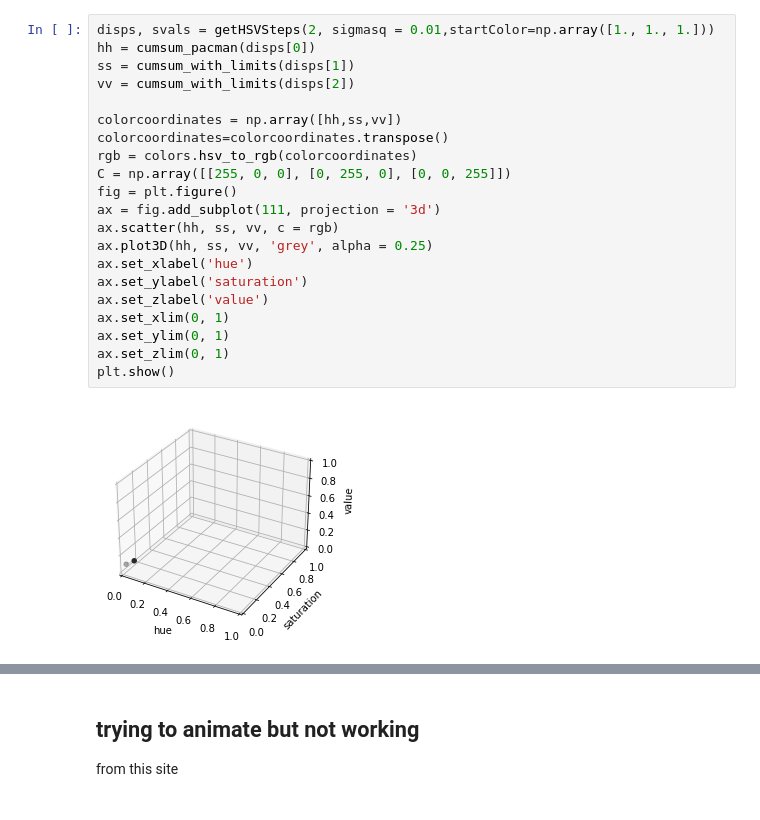
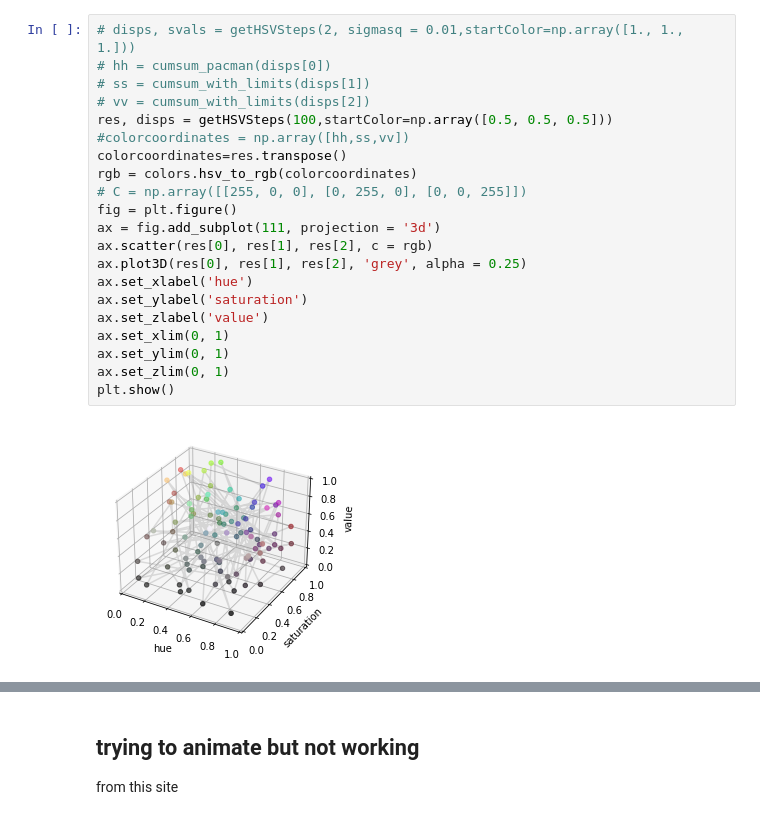
Before and after one commit to michaelalfaro/colordiffuser, a Jupyter notebook: color_diffuser.ipynb, the cells around one changed output, grey strips where cells are left out. Drawn from its saved outputs; the diff is of its cells as text.

Commit message:
fixed 2d and 3d plotting options

```diff
--- a/color_diffuser.ipynb
+++ b/color_diffuser.ipynb
@@ -204,23 +136,23 @@ def getHSVSteps(steps, sigmasq=1, reps=1, startColor = None):
 # %%
-disps, svals = getHSVSteps(2, sigmasq = 0.01,startColor=np.array([1., 1., 1.]))
-hh = cumsum_pacman(disps[0])
-ss = cumsum_with_limits(disps[1])
-vv = cumsum_with_limits(disps[2])
-
-colorcoordinates = np.array([hh,ss,vv])
-colorcoordinates=colorcoordinates.transpose()
+# disps, svals = getHSVSteps(2, sigmasq = 0.01,startColor=np.array([1., 1., 1.]))
+# hh = cumsum_pacman(disps[0])
+# ss = cumsum_with_limits(disps[1])
+# vv = cumsum_with_limits(disps[2])
+res, disps = getHSVSteps(100,startColor=np.array([0.5, 0.5, 0.5]))
+#colorcoordinates = np.array([hh,ss,vv])
+colorcoordinates=res.transpose()
 rgb = colors.hsv_to_rgb(colorcoordinates)
-C = np.array([[255, 0, 0], [0, 255, 0], [0, 0, 255]])
+# C = np.array([[255, 0, 0], [0, 255, 0], [0, 0, 255]])
 fig = plt.figure()
 ax = fig.add_subplot(111, projection = '3d')
-ax.scatter(hh, ss, vv, c = rgb)
-ax.plot3D(hh, ss, vv, 'grey', alpha = 0.25)
+ax.scatter(res[0], res[1], res[2], c = rgb)
+ax.plot3D(res[0], res[1], res[2], 'grey', alpha = 0.25)
 ax.set_xlabel('hue')
 ax.set_ylabel('saturation')
 ax.set_zlabel('value')
 ax.set_xlim(0, 1)
 ax.set_ylim(0, 1)
 ax.set_zlim(0, 1)
 plt.show()
 # %% [output]
-[figure, old version]
+[figure, new version]
```
Also changed, not shown: parts of 48 cells of this notebook.
